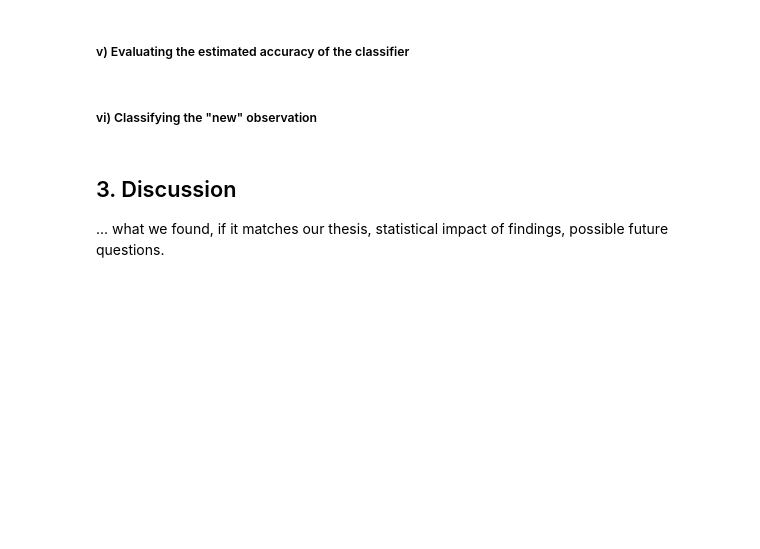
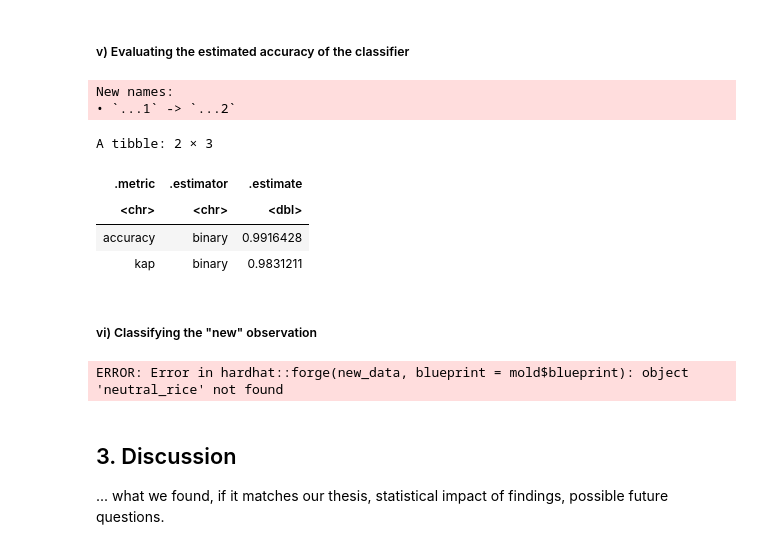
Before and after one commit to sean-prk/dsci-group-project-report, a Jupyter notebook: project.ipynb, the cells around one changed output. Cells and saved outputs as stored; diff of their text form; code cells hidden in the pictures; blank space fills up the shorter version.

```diff
--- a/project.ipynb
+++ b/project.ipynb
@@ -106,9 +148,42 @@ We saw that there are more observations classified as Jasmine in the original da
 # %% [markdown]
 ##### iv) Making a model with the best parameter K
+# %%
+knn_spec <- nearest_neighbor(weight_func = "rectangular", neighbors = 7) |> #is 7 the best
+       set_engine("kknn") |>
+       set_mode("classification")
+
+rice_fit <- workflow() |>
+       add_recipe(rice_recipe) |>
+       add_model(knn_spec) |>
+       fit(data = rice_train) #Train???
+#rice_fit
 # %% [markdown]
 ##### v) Evaluating the estimated accuracy of the classifier
+# %%
+rice_test_predictions <- predict(rice_fit , rice_test) |>
+       bind_cols(rice_test)
+#rice_test_predictions
+
+rice_prediction_accuracy <- rice_test_predictions |>
+         metrics(truth = Class, estimate = .pred_class)
+
+rice_prediction_accuracy #This seems oddly high
+# %% [output]
+New names:
+• `...1` -> `...2`
+A tibble: 2 × 3
+| .metric | .estimator | .estimate |
+| <chr> | <chr> | <dbl> |
+| accuracy | binary | 0.9916428 |
+| kap | binary | 0.9831211 |
 # %% [markdown]
 ##### vi) Classifying the "new" observation
+# %%
+neutral_rice <- #????
+rice_neutral_prediction <- predict(rice_fit , neutral_rice)
+rice_neutral_prediction
+# %% [output]
+ERROR: Error in hardhat::forge(new_data, blueprint = mold$blueprint): object 'neutral_rice' not found
 # %% [markdown]
 ## 3.  Discussion
 
```
Also changed, not shown: parts of 5 cells of this notebook.
